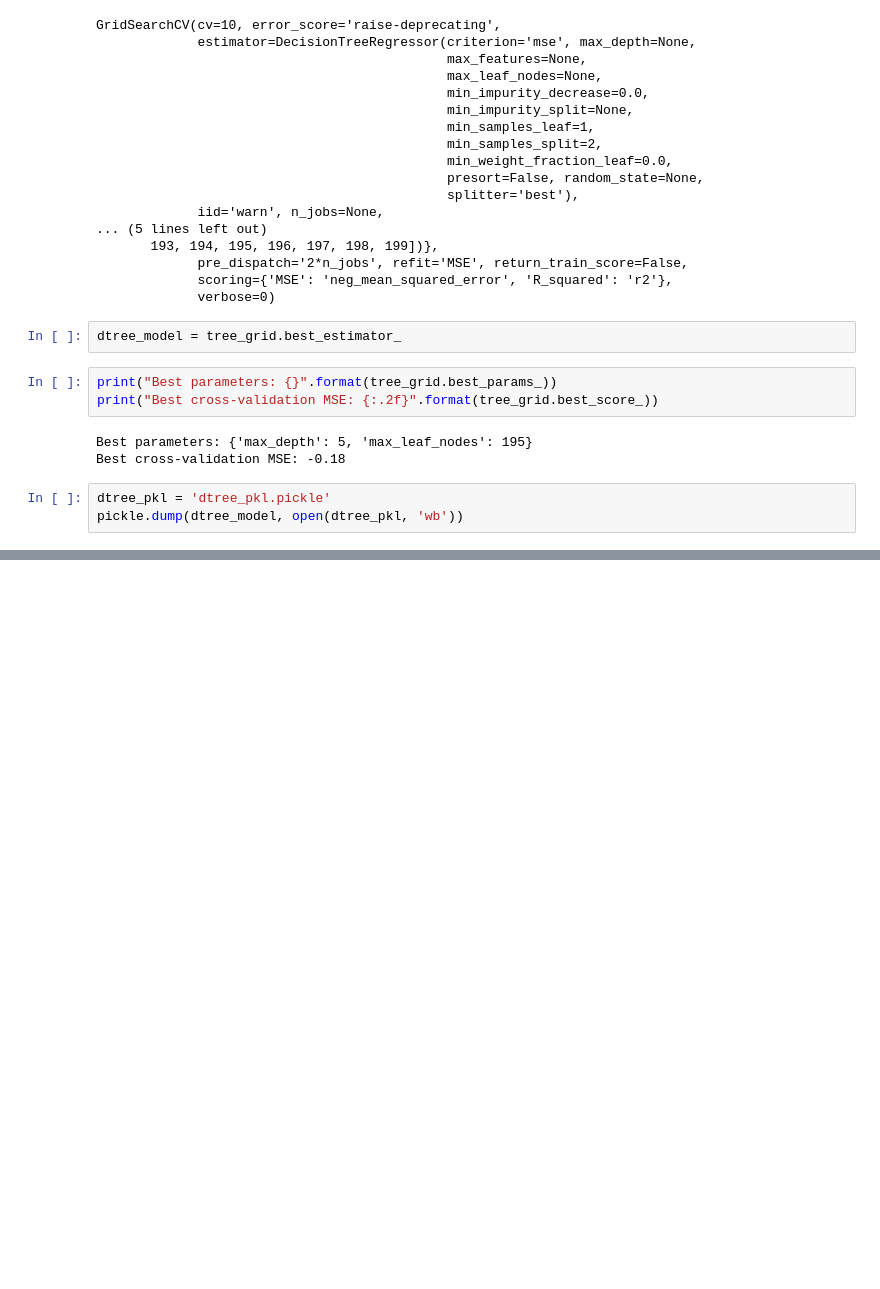
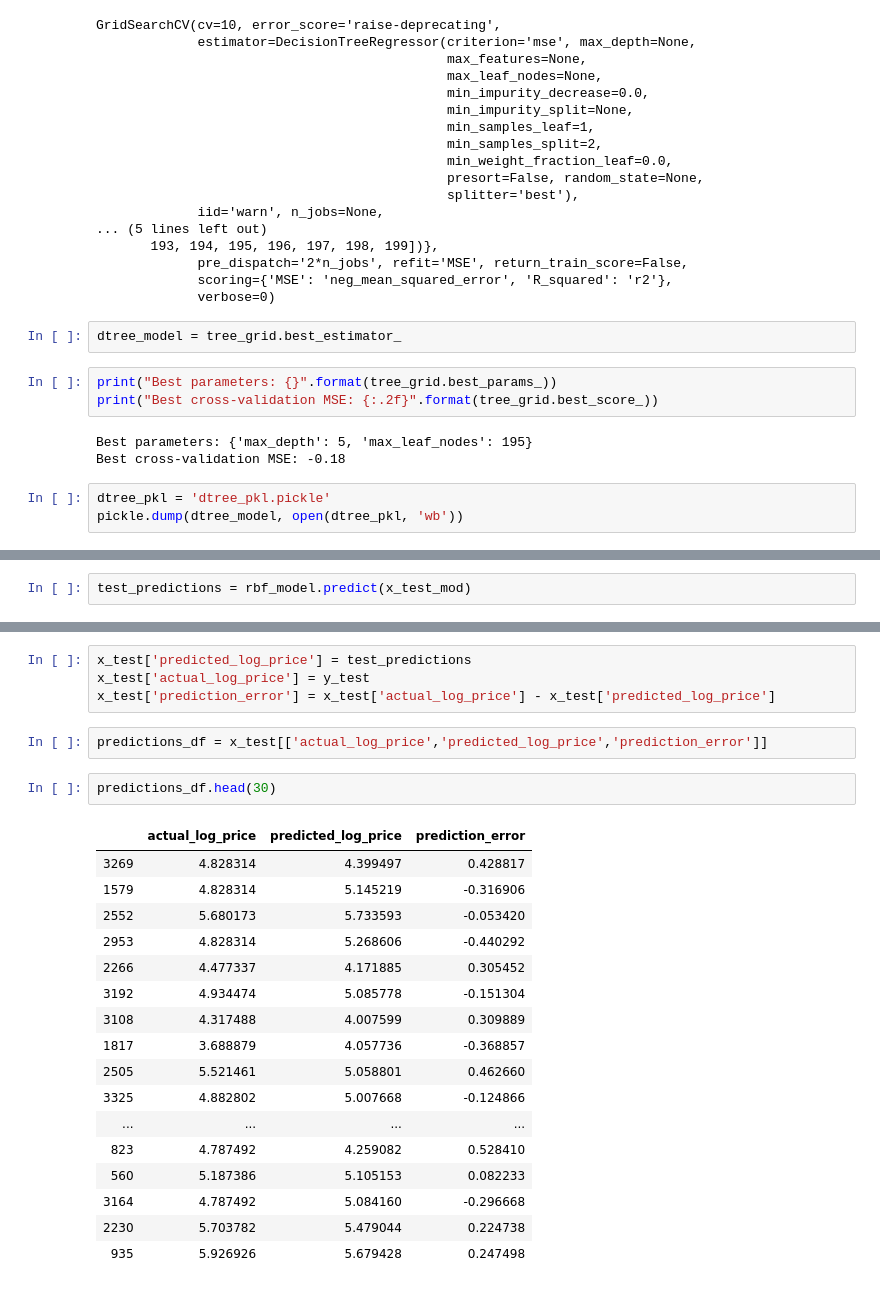
Before and after one commit to manoj95b/airbnb_price_prediction, a Jupyter notebook: airbnb_prediction.ipynb, the cells around one changed output, grey strips where cells are left out. Saved outputs shown, nothing was run; the diff lists cells and outputs as text; blank space fills up the shorter version.

Commit message:
Final model

```diff
--- a/airbnb_prediction.ipynb
+++ b/airbnb_prediction.ipynb
@@ -613,0 +655,2 @@ pickle.dump(dtree_model, open(dtree_pkl, 'wb'))
+# %%
+test_predictions = rbf_model.predict(x_test_mod)
@@ -613,0 +665,26 @@ pickle.dump(dtree_model, open(dtree_pkl, 'wb'))
+# %%
+x_test['predicted_log_price'] = test_predictions
+x_test['actual_log_price'] = y_test
+x_test['prediction_error'] = x_test['actual_log_price'] - x_test['predicted_log_price']
+# %%
+predictions_df = x_test[['actual_log_price','predicted_log_price','prediction_error']]
+# %%
+predictions_df.head(30)
+# %% [output]
+|  | actual_log_price | predicted_log_price | prediction_error |
+| 3269 | 4.828314 | 4.399497 | 0.428817 |
+| 1579 | 4.828314 | 5.145219 | -0.316906 |
+| 2552 | 5.680173 | 5.733593 | -0.053420 |
+| 2953 | 4.828314 | 5.268606 | -0.440292 |
+| 2266 | 4.477337 | 4.171885 | 0.305452 |
+| 3192 | 4.934474 | 5.085778 | -0.151304 |
+| 3108 | 4.317488 | 4.007599 | 0.309889 |
+| 1817 | 3.688879 | 4.057736 | -0.368857 |
+| 2505 | 5.521461 | 5.058801 | 0.462660 |
+| 3325 | 4.882802 | 5.007668 | -0.124866 |
+| ... | ... | ... | ... |
+| 823 | 4.787492 | 4.259082 | 0.528410 |
+| 560 | 5.187386 | 5.105153 | 0.082233 |
+| 3164 | 4.787492 | 5.084160 | -0.296668 |
+| 2230 | 5.703782 | 5.479044 | 0.224738 |
+| 935 | 5.926926 | 5.679428 | 0.247498 |
```
Also changed, not shown: parts of 20 cells of this notebook.
